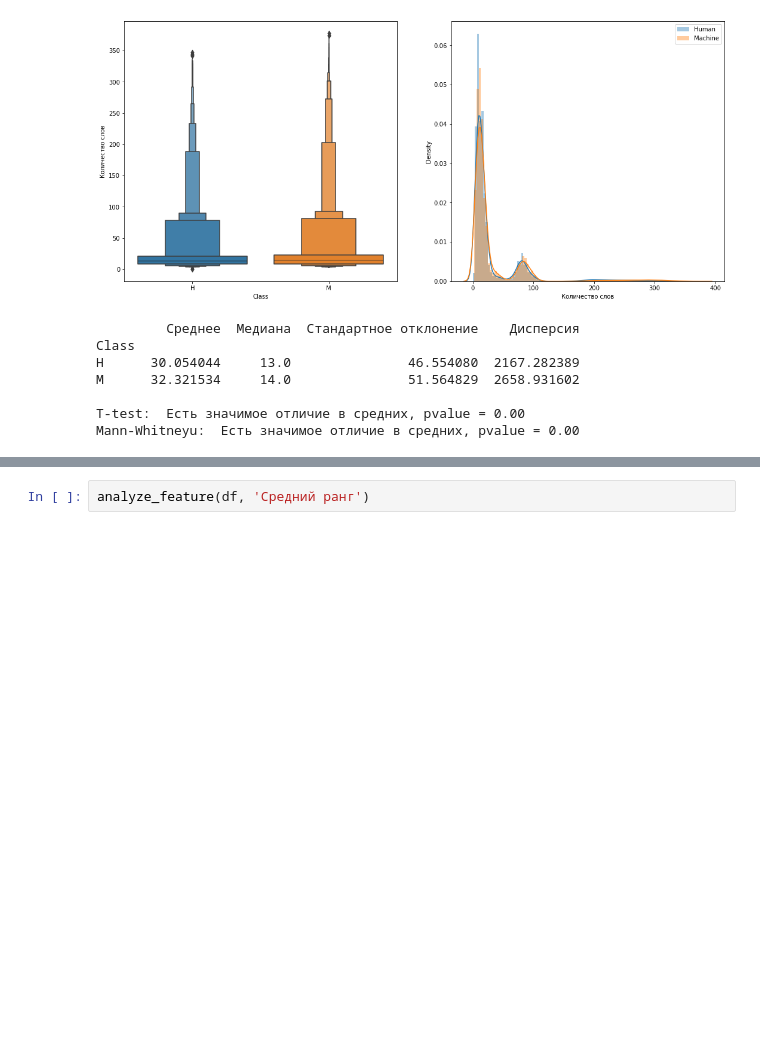
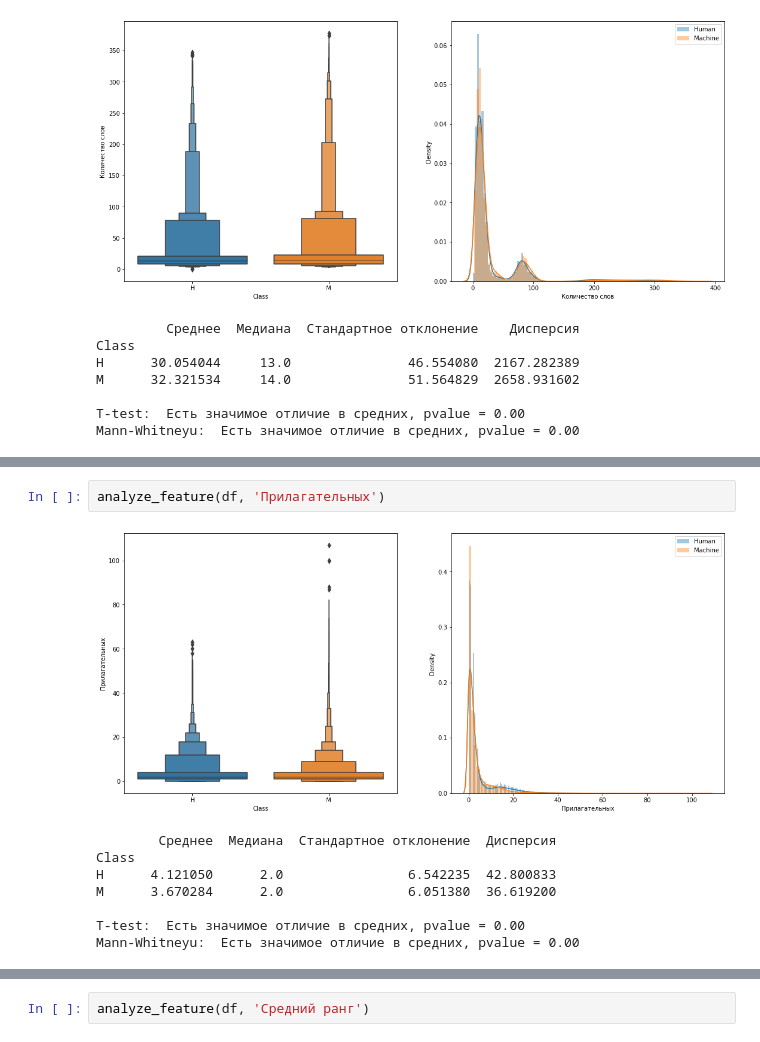
Before and after one commit to tumanov-a/RuATD, a Jupyter notebook: NLG_statistics_visualization.ipynb, the cells around one changed output, grey strips where cells are left out. Saved outputs shown, nothing was run; the diff lists cells and outputs as text; blank space fills up the shorter version.

```diff
--- a/NLG_statistics_visualization.ipynb
+++ b/NLG_statistics_visualization.ipynb
@@ -96,0 +139,11 @@ Mann-Whitneyu:  Есть значимое отличие в средних, pval
+# %%
+analyze_feature(df, 'Прилагательных')
+# %% [output]
+[figure, added]
+        Среднее  Медиана  Стандартное отклонение  Дисперсия
+Class
+H      4.121050      2.0                6.542235  42.800833
+M      3.670284      2.0                6.051380  36.619200
+
+T-test:  Есть значимое отличие в средних, pvalue = 0.00
+Mann-Whitneyu:  Есть значимое отличие в средних, pvalue = 0.00
```
Also changed, not shown: parts of 9 cells of this notebook, 1 other file.
